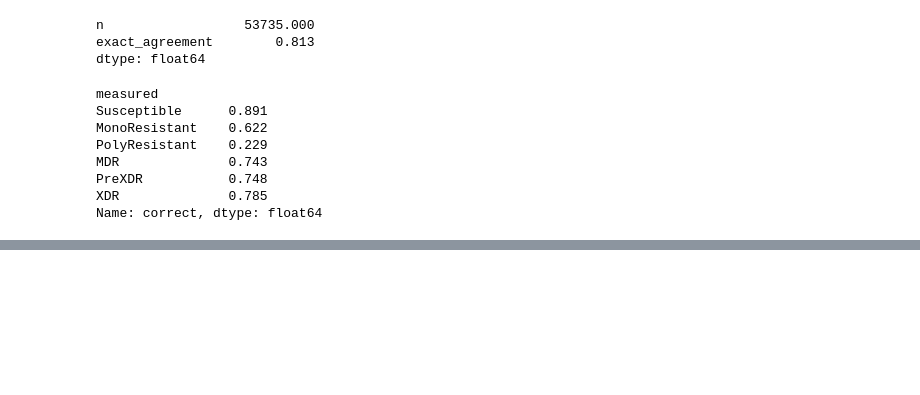
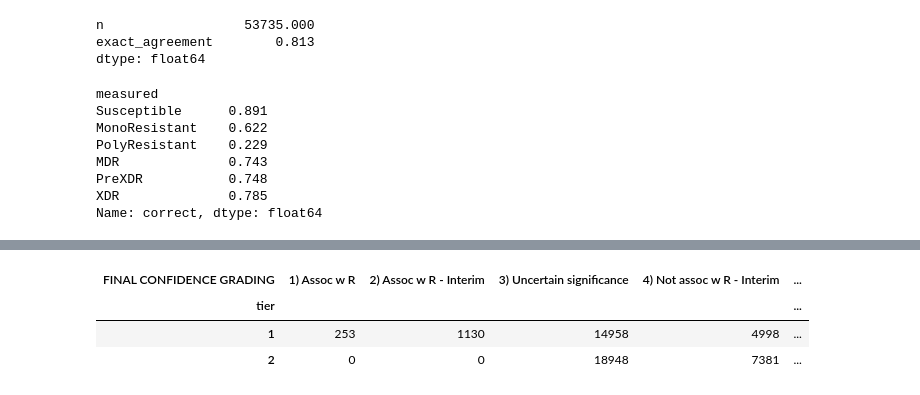
Before and after one commit to jsf3467v/tb-drug-resistance, a Jupyter notebook: EDA/EDA.ipynb, the cells around one changed output, grey strips where cells are left out. Saved outputs shown, nothing was run; the diff lists cells and outputs as text; code cells hidden in the pictures; blank space fills up the shorter version.

```diff
--- a/EDA/EDA.ipynb
+++ b/EDA/EDA.ipynb
@@ -360,0 +415,7 @@ Name: correct, dtype: float64
+# %%
+pd.crosstab(who["tier"], who[grading])
+# %% [output]
+| FINAL CONFIDENCE GRADING | 1) Assoc w R | 2) Assoc w R - Interim | 3) Uncertain significance | 4) Not assoc w R - Interim | ... |
+| tier |  |  |  |  | ... |
+| 1 | 253 | 1130 | 14958 | 4998 | ... |
+| 2 | 0 | 0 | 18948 | 7381 | ... |
```
Also changed, not shown: parts of 31 cells of this notebook, 21 other files.
